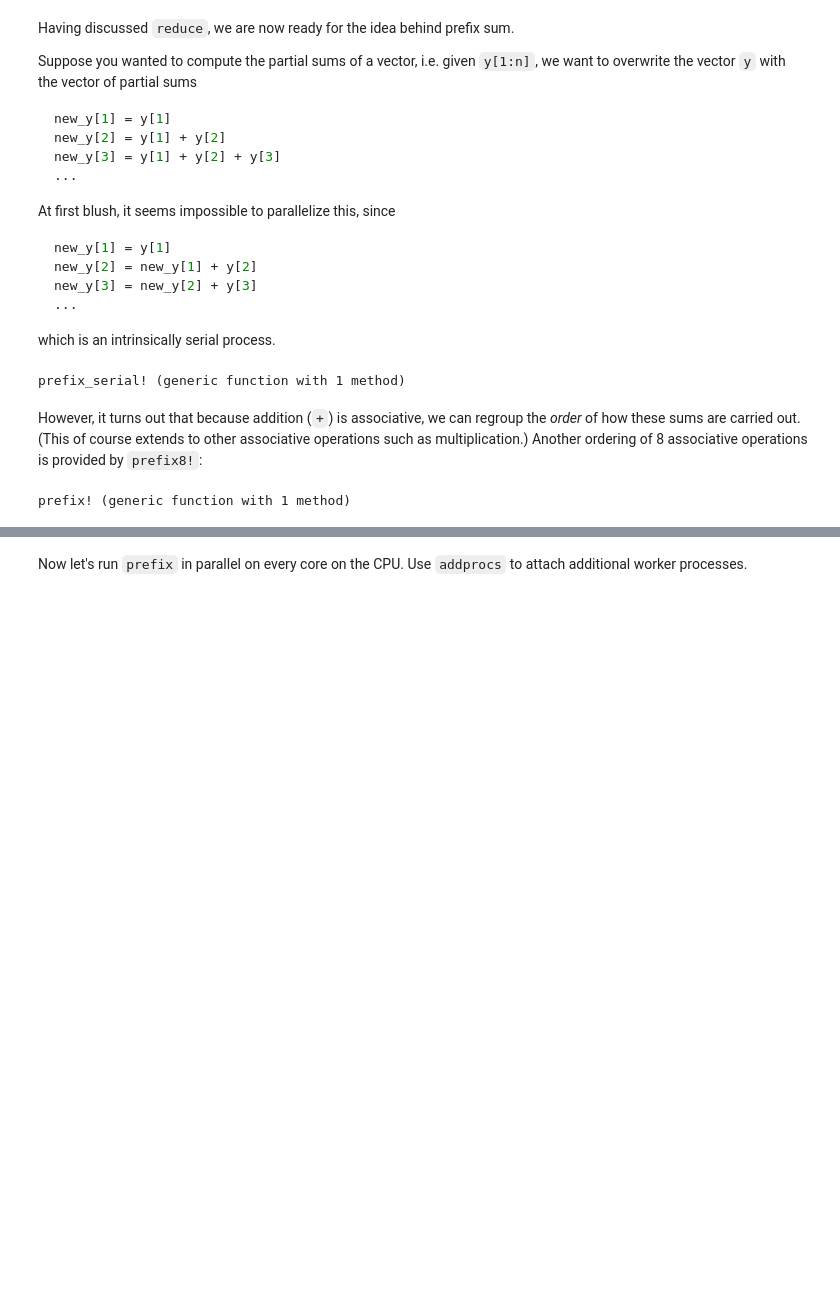
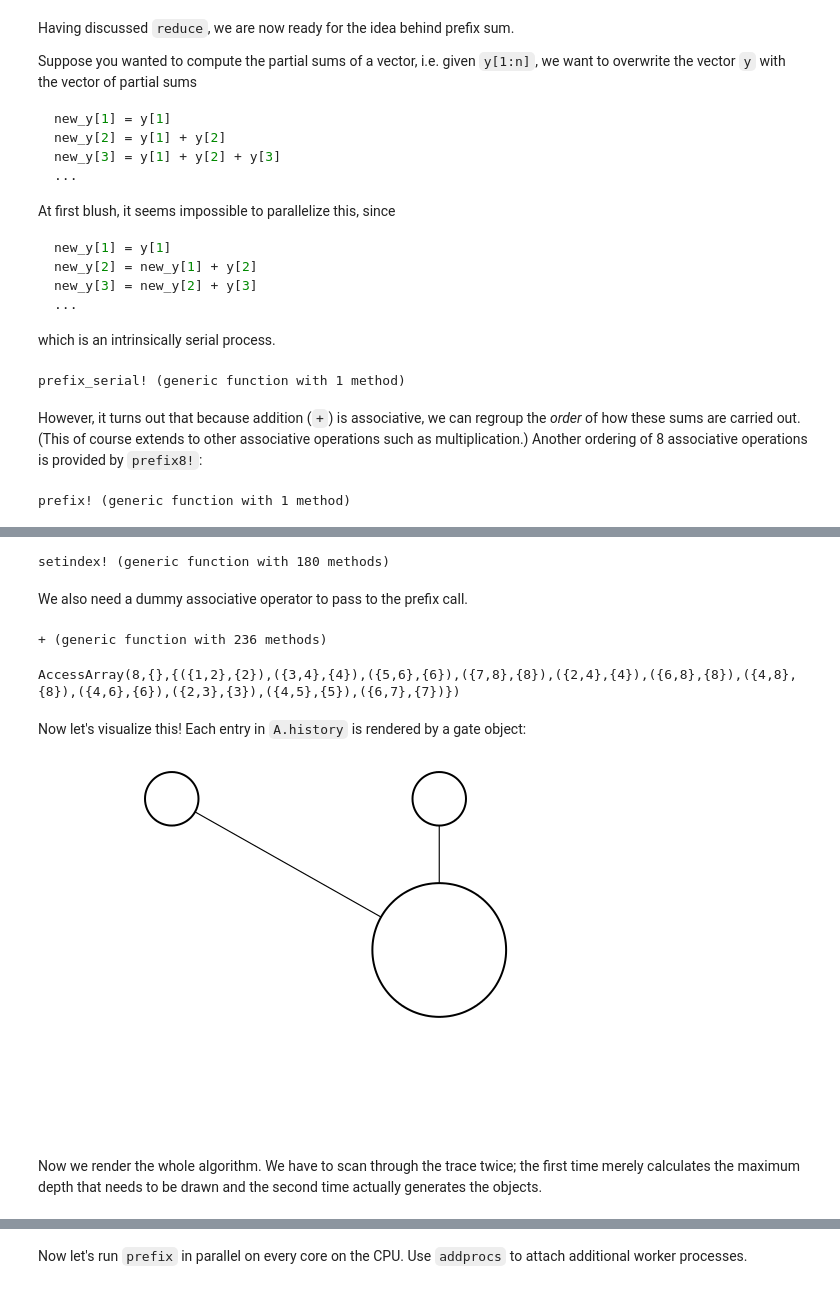
Before and after one commit to jiahao/ijulia-notebooks, a Jupyter notebook: 2014-08-06-parallel-prefix.ipynb, the cells around one changed output, grey strips where cells are left out. Drawn from its saved outputs; the diff is of its cells as text; code cells hidden in the pictures; blank space fills up the shorter version.

Commit message:
Start to clean up parallel prefix for public consumption

```diff
--- a/2014-08-06-parallel-prefix.ipynb
+++ b/2014-08-06-parallel-prefix.ipynb
@@ -176,0 +192,62 @@ prefix! (generic function with 1 method)
+# %%
+import Base: getindex, setindex!, length
+
+type AccessArray
+    length :: Int
+    read :: Vector
+    history :: Vector
+    AccessArray(length, read={}, history={})=new(length, read, history)
+end
+
+length(A::AccessArray)=A.length
+
+function getindex(A::AccessArray, i)
+    push!(A.read, i)
+    nothing
+end
+
+function setindex!(A::AccessArray, x, i)
+    push!(A.history, (A.read, {i}))
+    A.read = {}
+end
+# %% [output]
+setindex! (generic function with 180 methods)
+# %% [markdown]
+We also need a dummy associative operator to pass to the prefix call.
+# %%
++(a::Nothing, b::Nothing)=a
+# %% [output]
++ (generic function with 236 methods)
+# %%
+A=prefix8!(AccessArray(8),+)
+# %% [output]
+AccessArray(8,{},{({1,2},{2}),({3,4},{4}),({5,6},{6}),({7,8},{8}),({2,4},{4}),({6,8},{8}),({4,8},{8}),({4,6},{6}),({2,3},{3}),({4,5},{5}),({6,7},{7})})
+# %% [markdown]
+Now let's visualize this! Each entry in `A.history` is rendered by a gate object:
+# %%
+type gate
+    ins :: Vector
+    outs:: Vector
+end
+
+import Gadfly.render
+
+function render(G::gate, x₁, y₁, y₀; rᵢ=0.1, rₒ=0.25)
+    ipoints = [(i, y₀+rᵢ) for i in G.ins]
+    opoints = [(i, y₀+0.5) for i in G.outs]
+    igates  = [circle(i..., rᵢ) for i in ipoints]
+    ogates  = [circle(i..., rₒ) for i in opoints]
+    lines = [line([i, j]) for i in ipoints, j in opoints]
+    compose(context(units=UnitBox(0.5,0,x₁,y₁+1)),
+        compose(context(), stroke("black"), fill("white"),
+            igates..., ogates...),
+        compose(context(), linewidth(0.3mm), stroke("black"),
+            lines...))
+end
+
+A=gate({1,2},{2})
+render(A,2,0,0)
+# %% [output]
+[figure, added]
+# %% [markdown]
+Now we render the whole algorithm. We have to scan through the trace twice; the first time merely calculates the maximum depth that needs to be drawn and the second time actually generates the objects.
```
Also changed, not shown: parts of 41 cells of this notebook.
